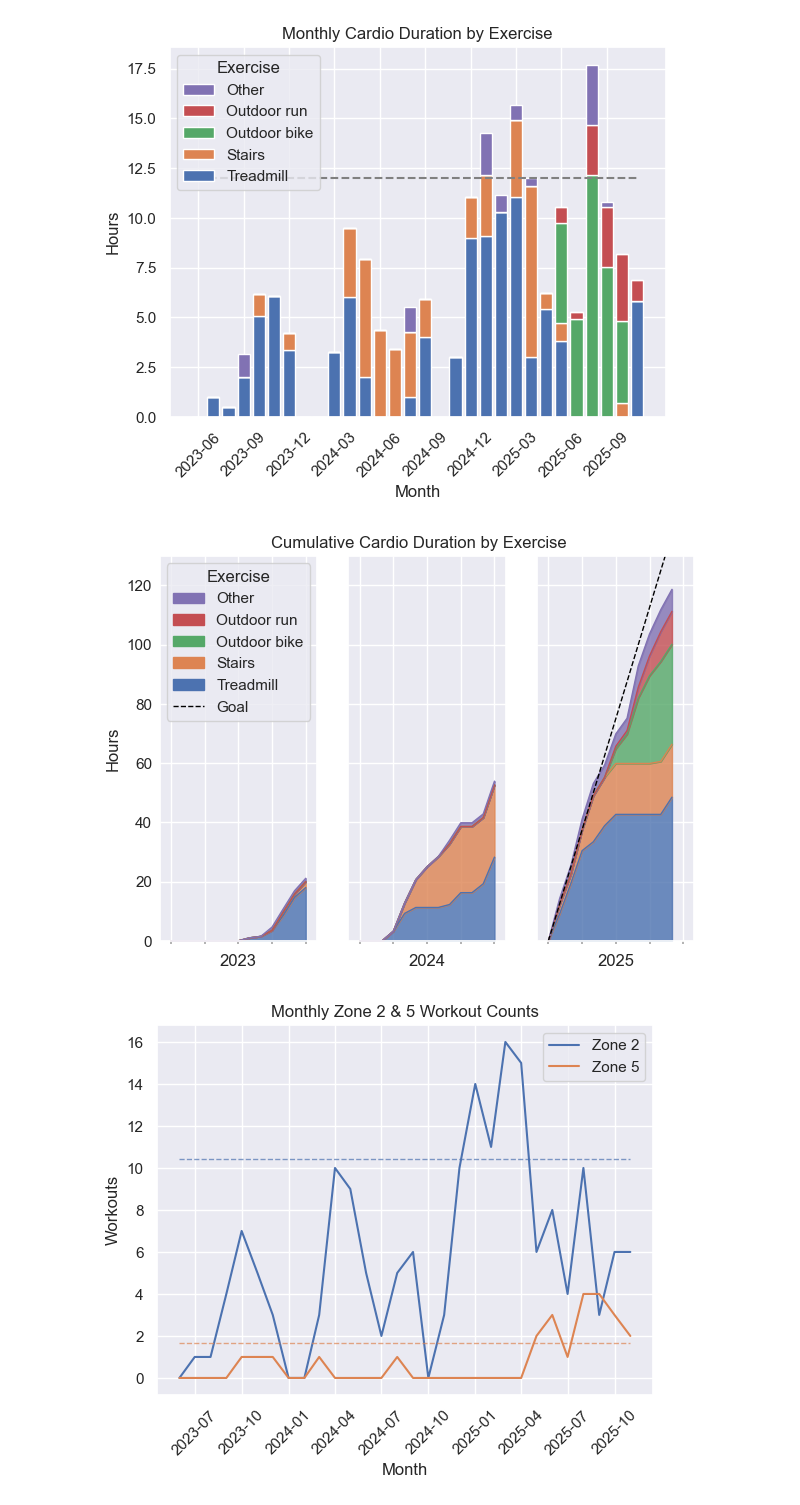
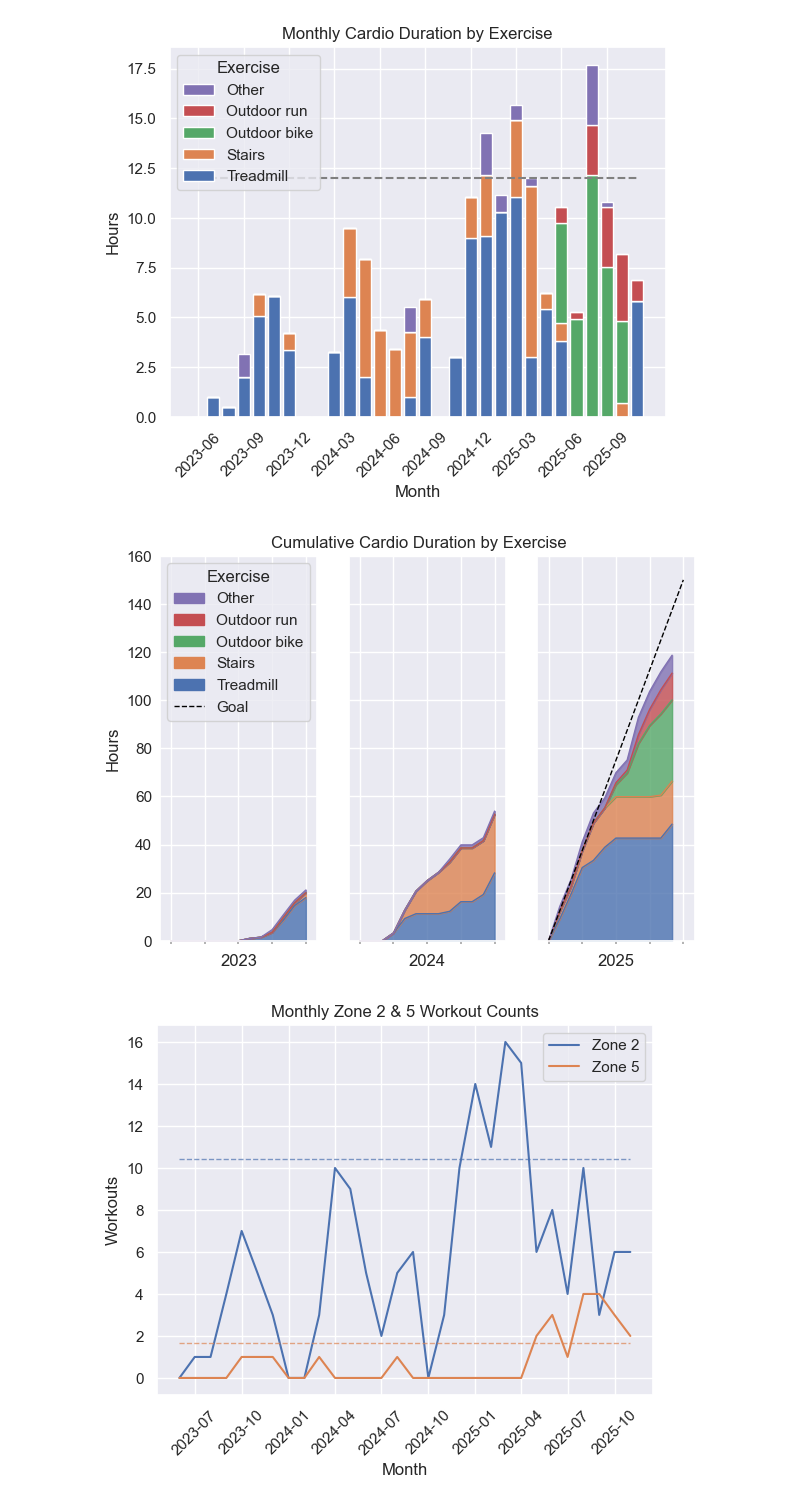
Before and after one commit to sthobbs/exercise-data-analysis, a Jupyter notebook: workout_analysis.ipynb, the cells around one changed output. Cells and saved outputs as stored; diff of their text form; code cells hidden in the pictures.

```diff
--- a/workout_analysis.ipynb
+++ b/workout_analysis.ipynb
@@ -2090,7 +2092,7 @@ plt.show()
 # %% [output]
 [figure]
 # %%
-goal = 125  #
+goal = goals_dict[goal_year]['cardio_duration_hours']
 years = sorted(monthly_workout_df['year'].unique().tolist())
 n_years = len(years)
 fig, axes = plt.subplots(1, n_years, figsize=(2.3 * n_years, 5))
@@ -2137,34 +2139,34 @@ for i, year in enumerate(years):
         ax.fill_between(x, y_prev, y, color=line.get_color(), alpha=0.8)
     # add goal line to latest year
     if i == len(years) - 1:
         goal = goals_dict[str(year)]['cardio_duration_hours']
         sns.lineplot(x=[0,12], y=[0,goal], ax=ax, linewidth=1, linestyle='--', color='black', alpha=1)
     # set lims, ticks, and labels
     if i == 0:
         ax.set_ylabel('Hours')
     else:
         ax.set_yticklabels([])
     ax.set_yticks(np.arange(0, y_max + tick_increment, tick_increment))
     ax.set_ylim(0, y_max)
     ax.set_xlim(-1, 13)
     ax.set_xticks(np.arange(0, 13, 3))
     ax.set_xticklabels([])
     ax.tick_params(which='major', bottom=True, length=2, color='darkgrey', direction='out')
     ax.set_xlabel(year)
 title = 'Cumulative Cardio Duration by Exercise'
 plt.suptitle(title, y=0.92, fontsize=ax.title.get_fontsize())
 
 # manually add legend
 labels = ['Other'] + most_common_cardio_exercises[::-1]
 colors = [f'C{i}' for i in range(len(labels))][::-1]
 handles = [mpatches.Patch(color=color, label=label) for color, label in zip(colors, labels)]
 goal_handle = Line2D([0], [0], color='black', lw=1, label='Goal', linestyle='--', alpha=1)
 handles.append(goal_handle)
 axes[0].legend(handles=handles, title='Exercise', loc='upper left')
 
 plt.show()
 # %% [output]
-[figure, old version]
+[figure, new version]
 # %%
 columns = ['zone_2', 'zone_5']
 goals = [goals_dict[goal_year][c] / 12 for c in columns]
```
Also changed, not shown: parts of 12 cells of this notebook.
